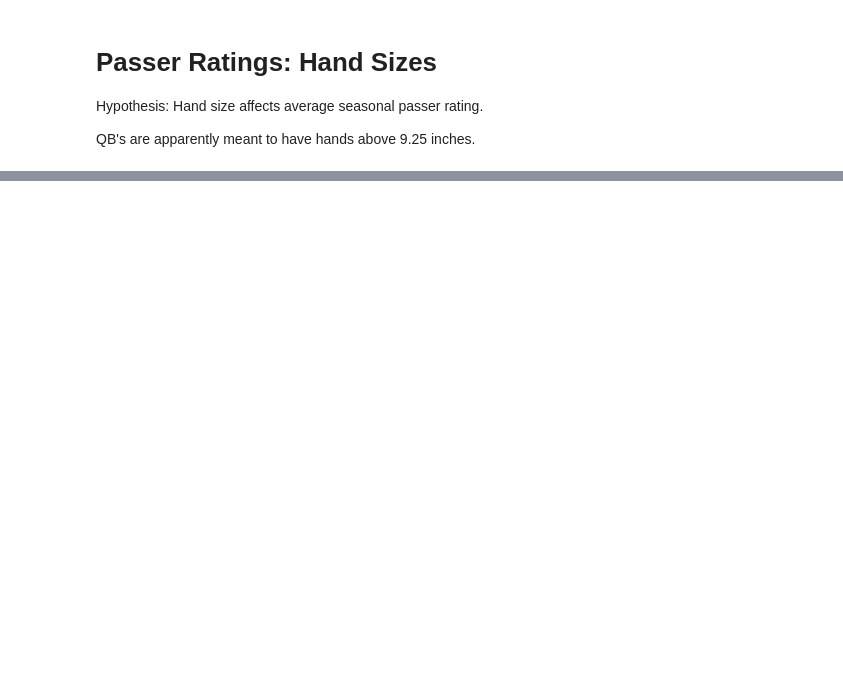
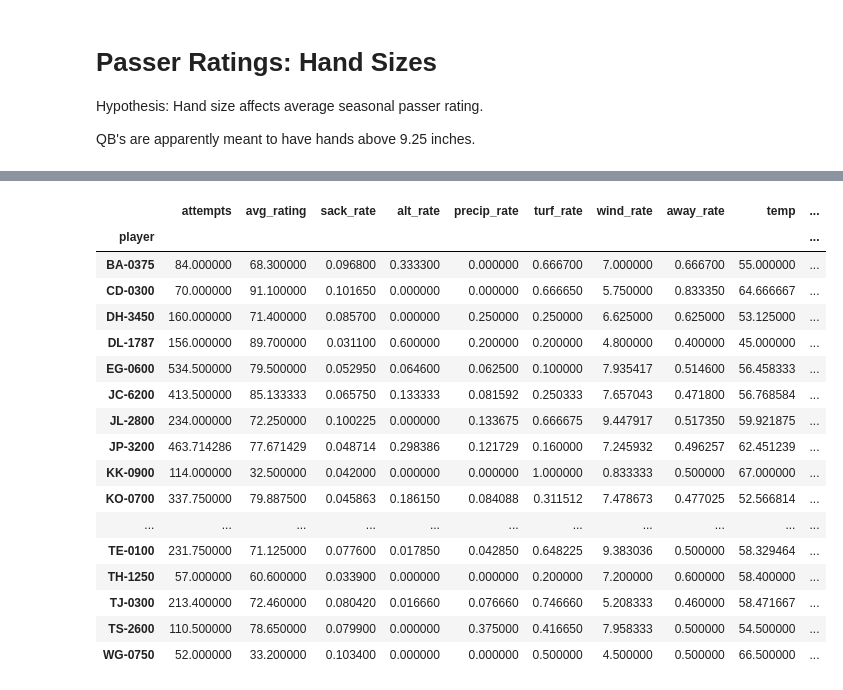
Before and after one commit to lewisbails/nfl-project, a Jupyter notebook: notebooks/quarterback_hands.ipynb, the cells around one changed output, grey strips where cells are left out. Drawn from its saved outputs; the diff is of its cells as text; code cells hidden in the pictures; blank space fills up the shorter version.

```diff
--- a/notebooks/quarterback_hands.ipynb
+++ b/notebooks/quarterback_hands.ipynb
@@ -90,0 +166,2 @@ missing.to_csv('missing_hands_scraped.csv')
+# %%
+df_clean = df_clean.groupby('player').apply(average).reset_index(-1, drop=True).drop('arm', axis=1).dropna()
@@ -90,0 +195,6 @@ missing.to_csv('missing_hands_scraped.csv')
+# %%
+big = np.percentile(df_clean['hand'], q=66) # top 3rd
+small = np.percentile(df_clean['hand'], q=33) # bottom 3rd
+df_small = df_clean[df_clean['hand']<=small]
+df_big = df_clean[df_clean['hand']>=big]
+print(len(df_big),len(df_small))
@@ -90,0 +203,19 @@ missing.to_csv('missing_hands_scraped.csv')
+# %%
+def get_mask(data, row, dsack=0.1, dalt=0.2, dprecip=0.2, dturf=0.2, dwind=5, daway=0.2, dtemp=10, dheight=3, dstart=3, dseas=3):
+    mask = (abs(data['sack_rate']-row['sack_rate'])<=dsack) &\
+           (abs(data['alt_rate']-row['alt_rate'])<=dalt) &\
+           (abs(data['precip_rate']-row['precip_rate'])<=dprecip) &\
+           (abs(data['turf_rate']-row['turf_rate'])<=dturf) &\
+           (abs(data['wind_rate']-row['wind_rate'])<=dwind) &\
+           (abs(data['away_rate']-row['away_rate'])<=daway) &\
+           (abs(data['temp']-row['temp'])<=dtemp) &\
+           (abs(data['height']-row['height'])<=dheight) &\
+           (abs(data['start']-row['start'])<=dstart) &\
+           (abs(data['seasons']-row['seasons'])<=dseas)
+    return mask
+
+def get_diff(df, row):
+    for i in row.index:
+        if not isinstance(row[i],str):
+            df[i+'_d'] = df[i].sub(row[i]).abs()
+    return df
@@ -90,0 +255,22 @@ missing.to_csv('missing_hands_scraped.csv')
+# %%
+missing = df_small.drop(index=df_bh['match_player'])
+missing
+# %% [output]
+|  | attempts | avg_rating | sack_rate | alt_rate | precip_rate | turf_rate | wind_rate | away_rate | temp | ... |
+| player |  |  |  |  |  |  |  |  |  | ... |
+| BA-0375 | 84.000000 | 68.300000 | 0.096800 | 0.333300 | 0.000000 | 0.666700 | 7.000000 | 0.666700 | 55.000000 | ... |
+| CD-0300 | 70.000000 | 91.100000 | 0.101650 | 0.000000 | 0.000000 | 0.666650 | 5.750000 | 0.833350 | 64.666667 | ... |
+| DH-3450 | 160.000000 | 71.400000 | 0.085700 | 0.000000 | 0.250000 | 0.250000 | 6.625000 | 0.625000 | 53.125000 | ... |
+| DL-1787 | 156.000000 | 89.700000 | 0.031100 | 0.600000 | 0.200000 | 0.200000 | 4.800000 | 0.400000 | 45.000000 | ... |
+| EG-0600 | 534.500000 | 79.500000 | 0.052950 | 0.064600 | 0.062500 | 0.100000 | 7.935417 | 0.514600 | 56.458333 | ... |
+| JC-6200 | 413.500000 | 85.133333 | 0.065750 | 0.133333 | 0.081592 | 0.250333 | 7.657043 | 0.471800 | 56.768584 | ... |
+| JL-2800 | 234.000000 | 72.250000 | 0.100225 | 0.000000 | 0.133675 | 0.666675 | 9.447917 | 0.517350 | 59.921875 | ... |
+| JP-3200 | 463.714286 | 77.671429 | 0.048714 | 0.298386 | 0.121729 | 0.160000 | 7.245932 | 0.496257 | 62.451239 | ... |
+| KK-0900 | 114.000000 | 32.500000 | 0.042000 | 0.000000 | 0.000000 | 1.000000 | 0.833333 | 0.500000 | 67.000000 | ... |
+| KO-0700 | 337.750000 | 79.887500 | 0.045863 | 0.186150 | 0.084088 | 0.311512 | 7.478673 | 0.477025 | 52.566814 | ... |
+| ... | ... | ... | ... | ... | ... | ... | ... | ... | ... | ... |
+| TE-0100 | 231.750000 | 71.125000 | 0.077600 | 0.017850 | 0.042850 | 0.648225 | 9.383036 | 0.500000 | 58.329464 | ... |
+| TH-1250 | 57.000000 | 60.600000 | 0.033900 | 0.000000 | 0.000000 | 0.200000 | 7.200000 | 0.600000 | 58.400000 | ... |
+| TJ-0300 | 213.400000 | 72.460000 | 0.080420 | 0.016660 | 0.076660 | 0.746660 | 5.208333 | 0.460000 | 58.471667 | ... |
+| TS-2600 | 110.500000 | 78.650000 | 0.079900 | 0.000000 | 0.375000 | 0.416650 | 7.958333 | 0.500000 | 54.500000 | ... |
+| WG-0750 | 52.000000 | 33.200000 | 0.103400 | 0.000000 | 0.000000 | 0.500000 | 4.500000 | 0.500000 | 66.500000 | ... |
```
Also changed, not shown: parts of 37 cells of this notebook, 4 other files.
